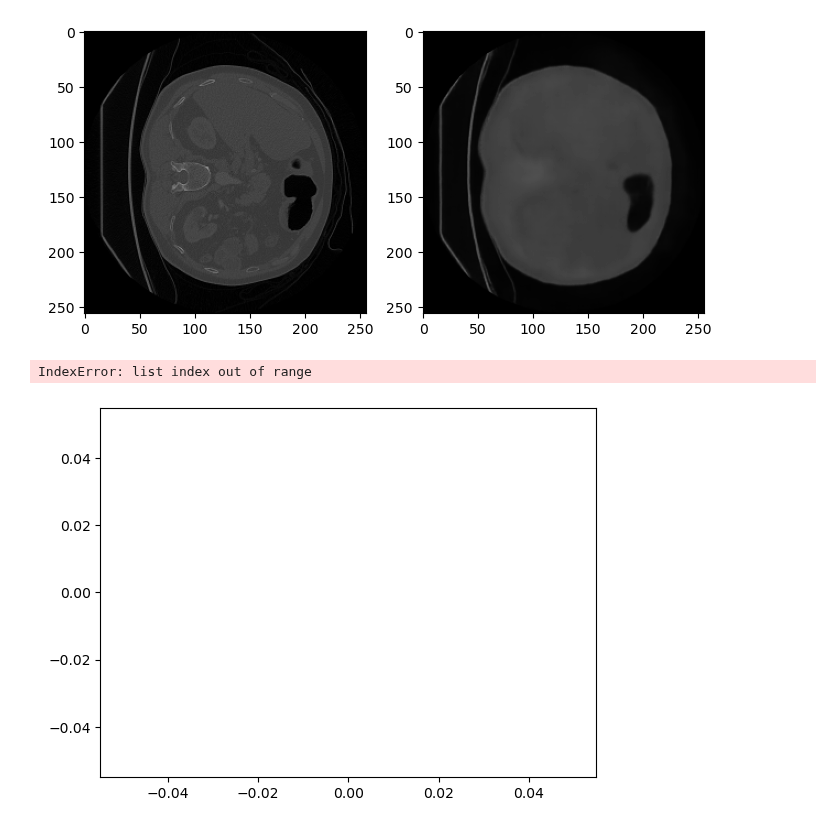
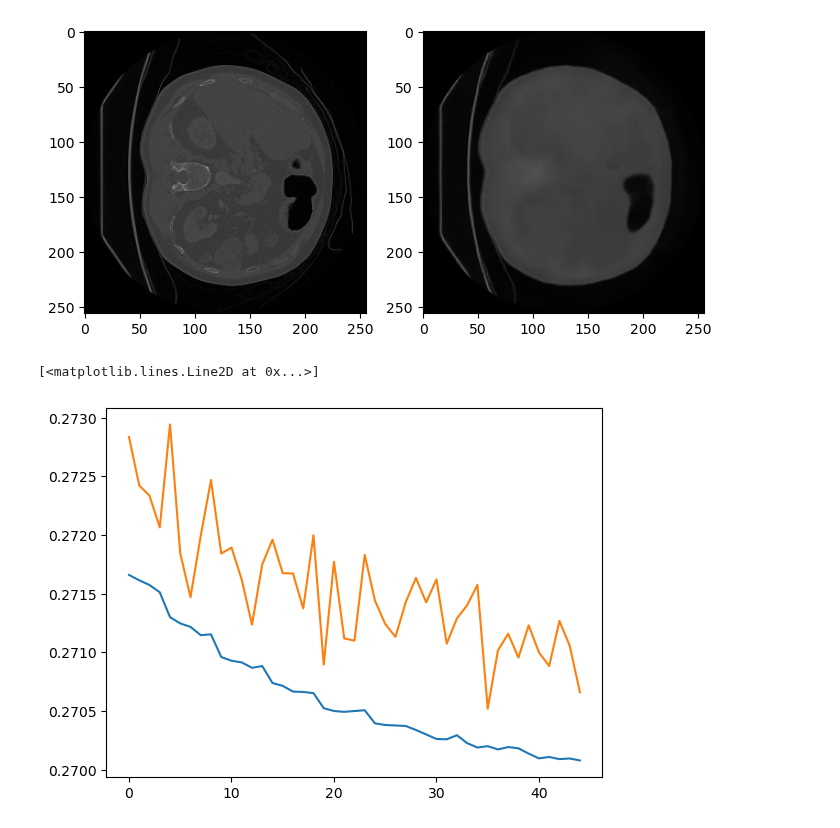
Before and after one commit to felsager/vae_lung_tumor_segmentation, a Jupyter notebook: notebooks/new_arch_test.ipynb, the cells around one changed output. Drawn from its saved outputs; the diff is of its cells as text; code cells hidden in the pictures.

```diff
--- a/notebooks/new_arch_test.ipynb
+++ b/notebooks/new_arch_test.ipynb
@@ -437,13 +437,14 @@ x_hat_test = model.forward(x_test)[0]
 draw(x_test.cpu().view(1,256,256), x_hat_test.cpu().view(1,256,256))
 # %% [output]
 [figure]
-# %%
-plt.plot(np.log(np.array(train_losses)))
-plt.plot(np.log(dev_losses))
-print(dev_losses[-1])
-# %% [output]
-IndexError: list index out of range
-[figure, removed]
+# %%
+train_losses = torch.load('../losses/' + 'vae_train_losses.pt')
+dev_losses = torch.load('../losses/' + 'vae_dev_losses.pt')
+plt.plot((np.array(train_losses)))
+plt.plot((np.array(dev_losses)))
+# %% [output]
+[<matplotlib.lines.Line2D at 0x...>]
+[figure, added]
 # %%
 class SegmentationModel(nn.Module):
     def __init__(self, base):
```
Also changed, not shown: parts of 2 cells of this notebook.
